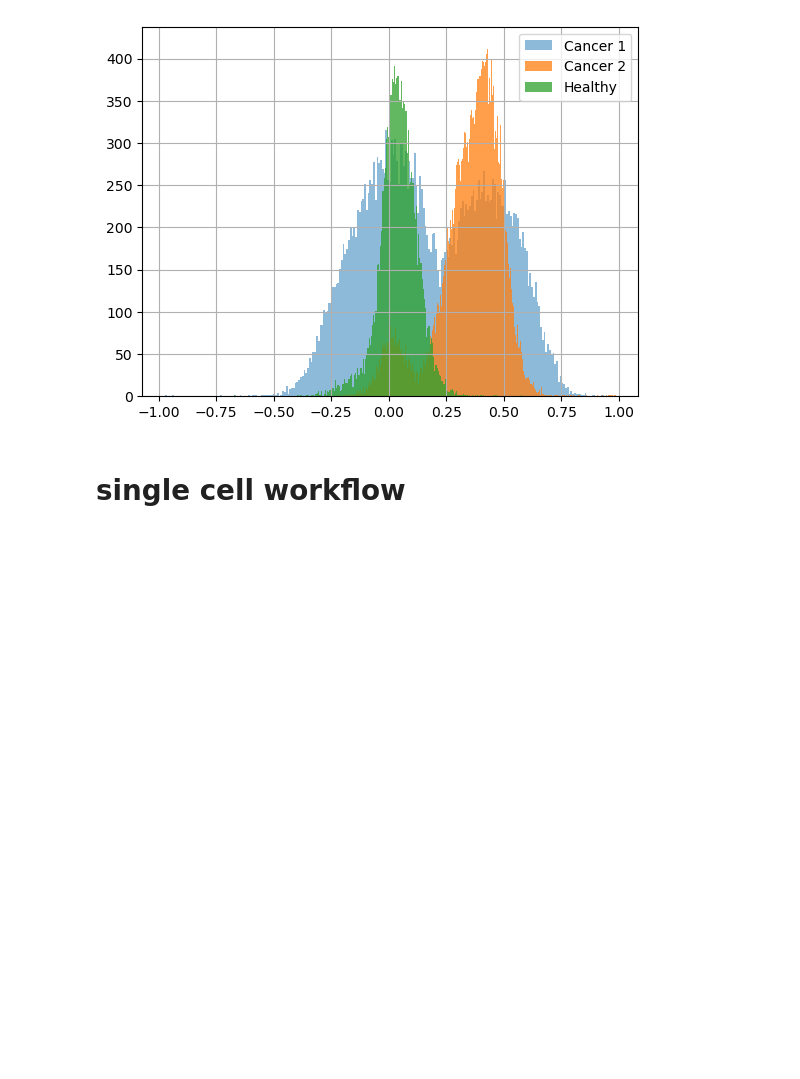
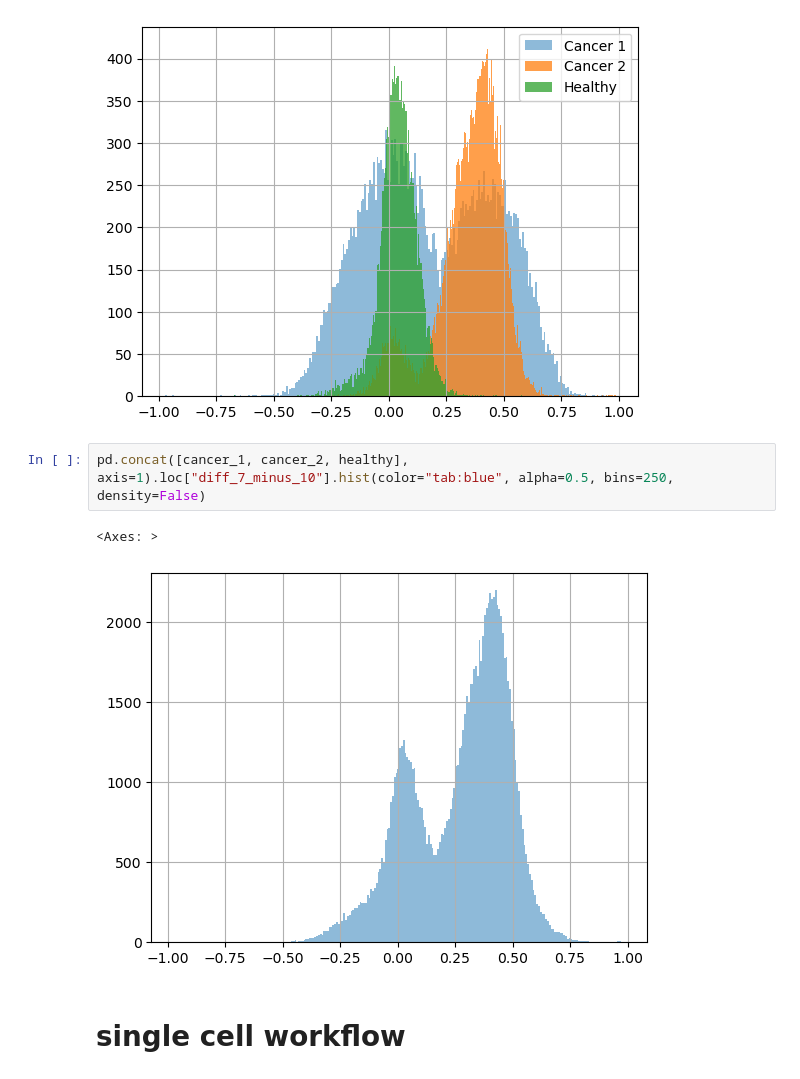
Before and after one commit to neuropromotion/Glioblastoma-cell-Finder, a Jupyter notebook: processing.ipynb, the cells around one changed output. Saved outputs shown, nothing was run; the diff lists cells and outputs as text; blank space fills up the shorter version.

```diff
--- a/processing.ipynb
+++ b/processing.ipynb
@@ -303,6 +303,11 @@ plt.savefig(PROJ_ROOT / 'output' / 'cancer_1_2_healthy.png')
 plt.show()
 # %% [output]
 [figure]
+# %%
+pd.concat([cancer_1, cancer_2, healthy], axis=1).loc["diff_7_minus_10"].hist(color="tab:blue", alpha=0.5, bins=250, density=False)
+# %% [output]
+<Axes: >
+[figure, added]
 # %% [markdown]
 # single cell workflow
 # %%
```
Also changed, not shown: 2 other files.
